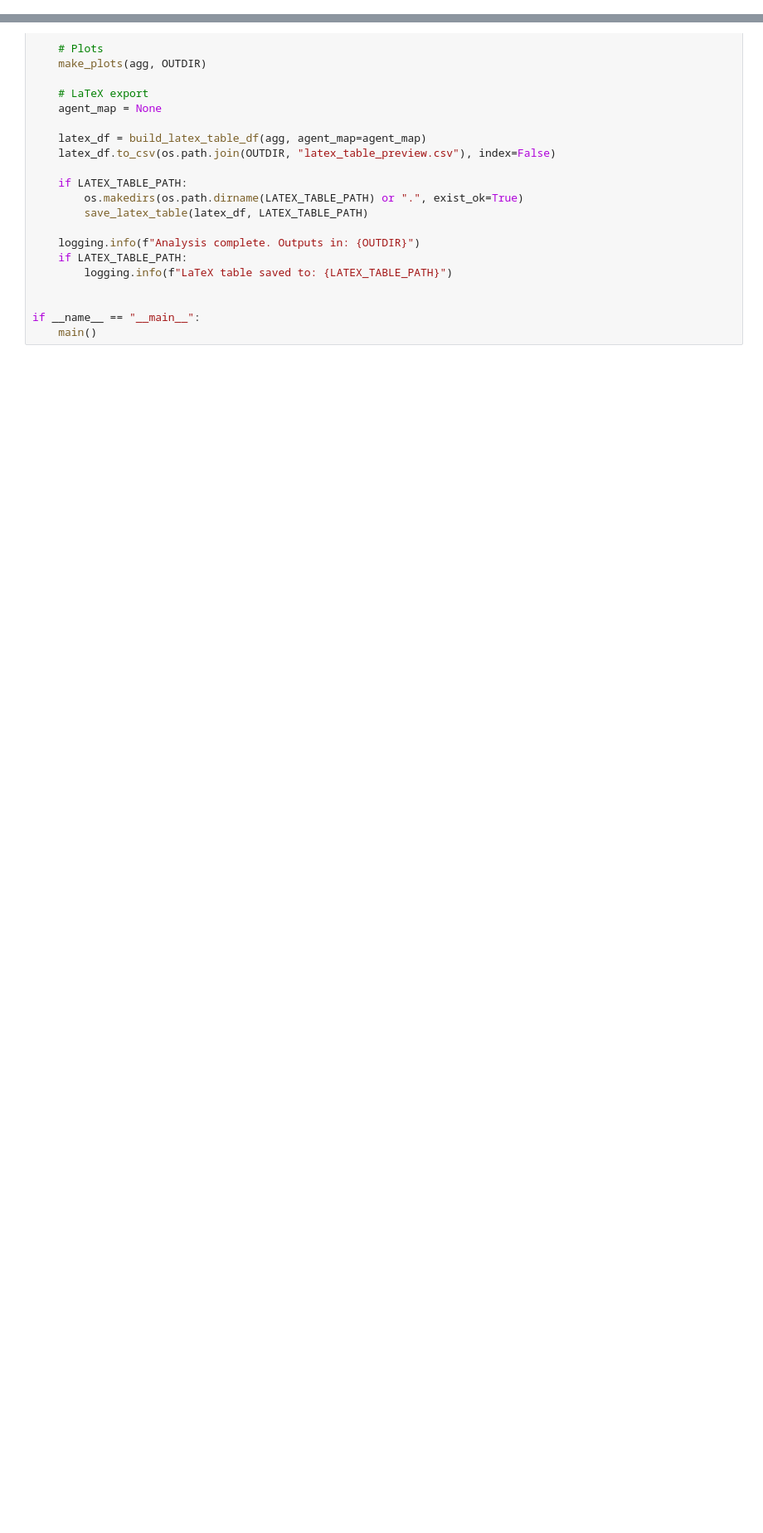
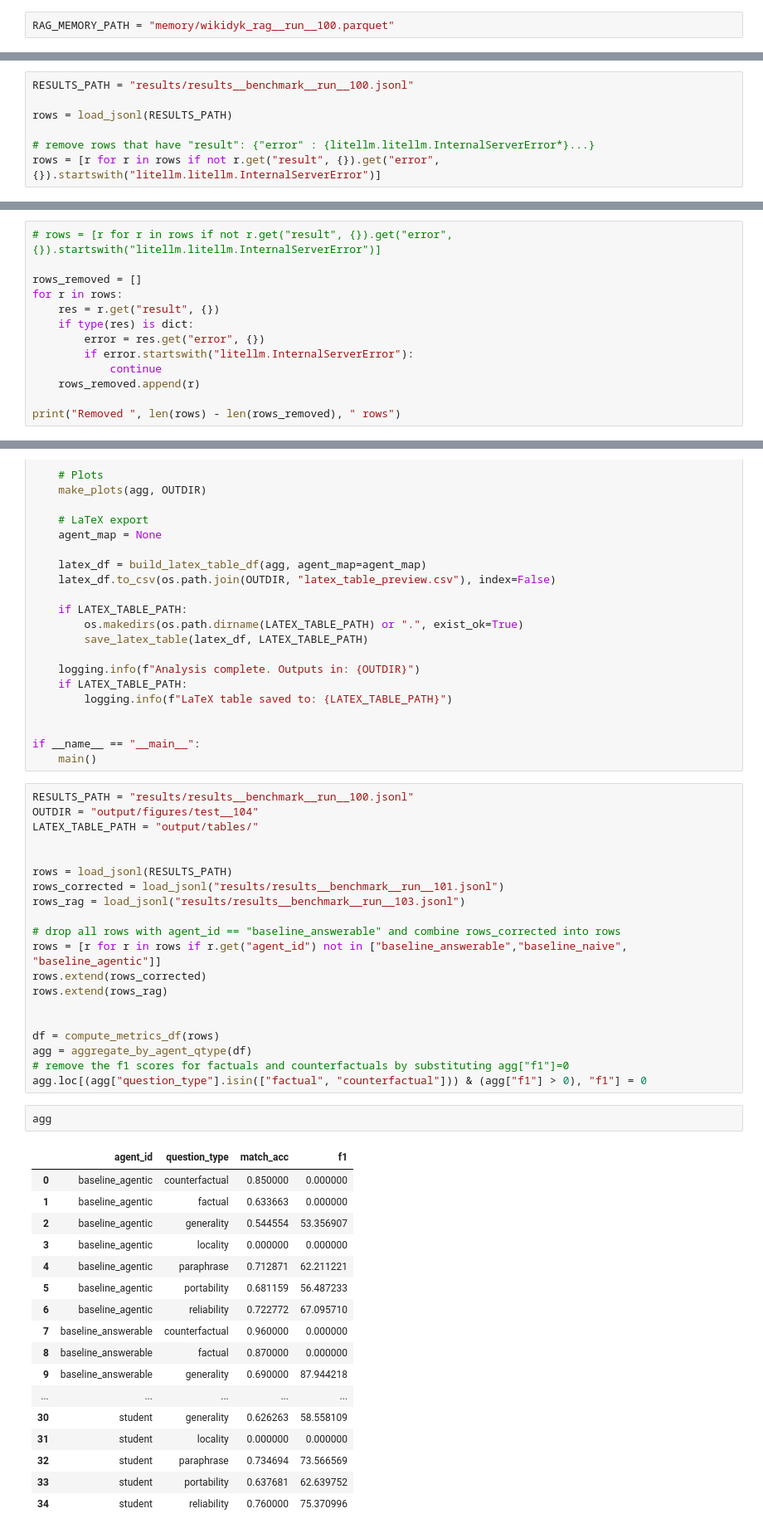
Before and after one commit to EvoEvolver/StudentAgent, a Jupyter notebook: benchmark_student/b2/wikidyk/draft.ipynb, the cells around one changed output, grey strips where cells are left out. Shown: that part at 83% size. Drawn from its saved outputs; the diff is of its cells as text; blank space fills up the shorter version.

```diff
--- a/benchmark_student/b2/wikidyk/draft.ipynb
+++ b/benchmark_student/b2/wikidyk/draft.ipynb
@@ -538,0 +314,2 @@ Summary: {'total': 14, 'completed': 14, 'failed': 0, 'outfile': 'results/results
+# %%
+RAG_MEMORY_PATH = "memory/wikidyk_rag__run__100.parquet"
@@ -538,0 +334,7 @@ Summary: {'total': 14, 'completed': 14, 'failed': 0, 'outfile': 'results/results
+# %%
+RESULTS_PATH = "results/results__benchmark__run__100.jsonl"
+
+rows = load_jsonl(RESULTS_PATH)
+
+# remove rows that have "result": {"error" : {litellm.litellm.InternalServerError*}...}
+rows = [r for r in rows if not r.get("result", {}).get("error", {}).startswith("litellm.litellm.InternalServerError")]
@@ -538,0 +343,13 @@ Summary: {'total': 14, 'completed': 14, 'failed': 0, 'outfile': 'results/results
+# %%
+# rows = [r for r in rows if not r.get("result", {}).get("error", {}).startswith("litellm.litellm.InternalServerError")]
+
+rows_removed = []
+for r in rows:
+    res = r.get("result", {})
+    if type(res) is dict:
+        error = res.get("error", {})
+        if error.startswith("litellm.InternalServerError"):
+            continue
+    rows_removed.append(r)
+
+print("Removed ", len(rows) - len(rows_removed), " rows")
@@ -905,3 +676,43 @@ def main():
 
 if __name__ == "__main__":
     main()
+# %%
+RESULTS_PATH = "results/results__benchmark__run__100.jsonl"
+OUTDIR = "output/figures/test__104"
+LATEX_TABLE_PATH = "output/tables/"
+
+
+rows = load_jsonl(RESULTS_PATH)
+rows_corrected = load_jsonl("results/results__benchmark__run__101.jsonl")
+rows_rag = load_jsonl("results/results__benchmark__run__103.jsonl")
+
+# drop all rows with agent_id == "baseline_answerable" and combine rows_corrected into rows
+rows = [r for r in rows if r.get("agent_id") not in ["baseline_answerable","baseline_naive", "baseline_agentic"]]
+rows.extend(rows_corrected)
+rows.extend(rows_rag)
+
+
+df = compute_metrics_df(rows)
+agg = aggregate_by_agent_qtype(df)
+# remove the f1 scores for factuals and counterfactuals by substituting agg["f1"]=0
+agg.loc[(agg["question_type"].isin(["factual", "counterfactual"])) & (agg["f1"] > 0), "f1"] = 0
+# %%
+agg
+# %% [output]
+|  | agent_id | question_type | match_acc | f1 |
+| 0 | baseline_agentic | counterfactual | 0.850000 | 0.000000 |
+| 1 | baseline_agentic | factual | 0.633663 | 0.000000 |
+| 2 | baseline_agentic | generality | 0.544554 | 53.356907 |
+| 3 | baseline_agentic | locality | 0.000000 | 0.000000 |
+| 4 | baseline_agentic | paraphrase | 0.712871 | 62.211221 |
+| 5 | baseline_agentic | portability | 0.681159 | 56.487233 |
+| 6 | baseline_agentic | reliability | 0.722772 | 67.095710 |
+| 7 | baseline_answerable | counterfactual | 0.960000 | 0.000000 |
+| 8 | baseline_answerable | factual | 0.870000 | 0.000000 |
+| 9 | baseline_answerable | generality | 0.690000 | 87.944218 |
+| ... | ... | ... | ... | ... |
+| 30 | student | generality | 0.626263 | 58.558109 |
+| 31 | student | locality | 0.000000 | 0.000000 |
+| 32 | student | paraphrase | 0.734694 | 73.566569 |
+| 33 | student | portability | 0.637681 | 62.639752 |
+| 34 | student | reliability | 0.760000 | 75.370996 |
```
Also changed, not shown: parts of 61 cells of this notebook, 54 other files.
